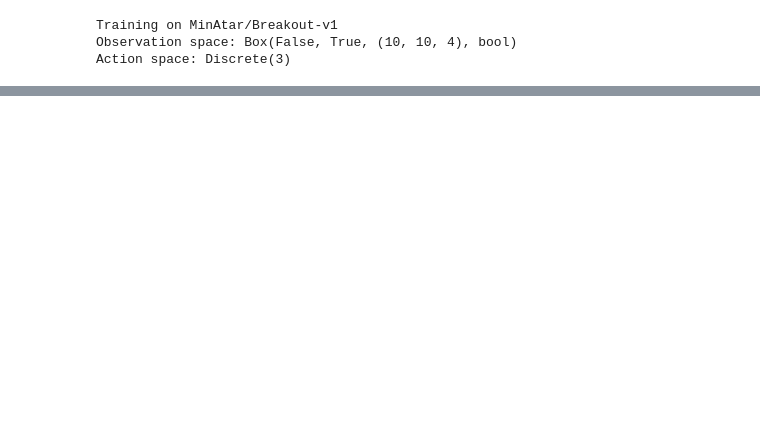
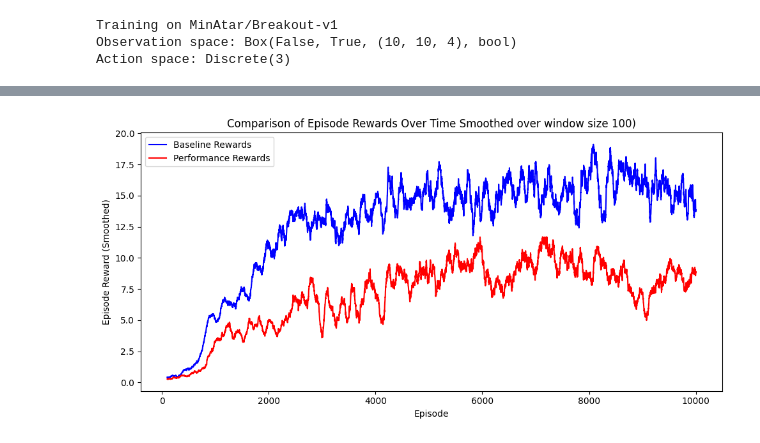
Before and after one commit to iamjumshaid/rl-project, a Jupyter notebook: Playground.ipynb, the cells around one changed output, grey strips where cells are left out. Cells and saved outputs as stored; diff of their text form; code cells hidden in the pictures; blank space fills up the shorter version.

```diff
--- a/Playground.ipynb
+++ b/Playground.ipynb
@@ -80,0 +183,12 @@ Episode 1000 of 1000  Time Step: 42494  Epsilon: 0.050
+# %%
+# Comparison plots
+import pandas as pd
+
+from utils import plot_comparison_stats
+
+base_stats = pd.read_csv("results/breakout_base.csv")
+per_stats = pd.read_csv("results/breakout_per.csv")
+
+plot_comparison_stats(base_stats, per_stats)
+# %% [output]
+[figure, added]
```
Also changed, not shown: parts of 16 cells of this notebook, 15 other files.
